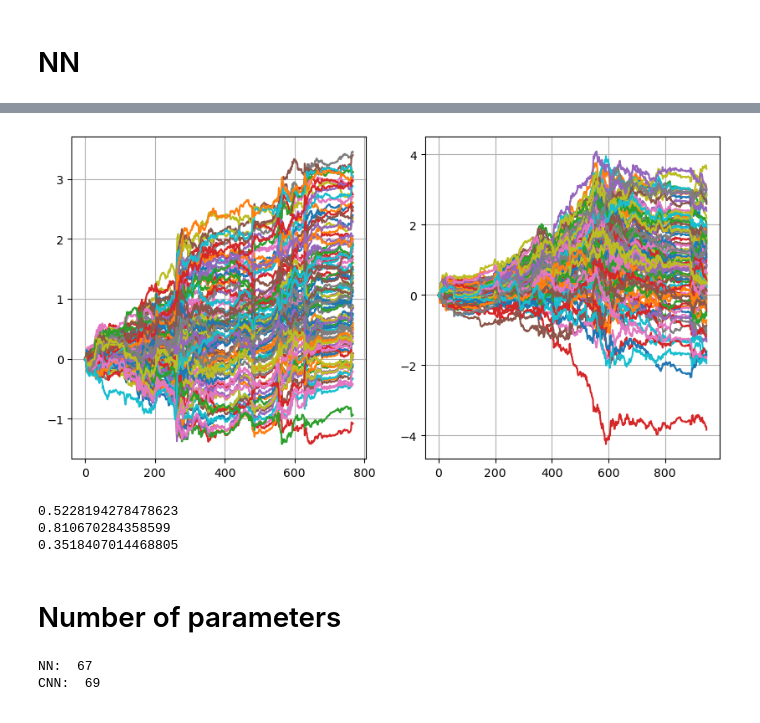
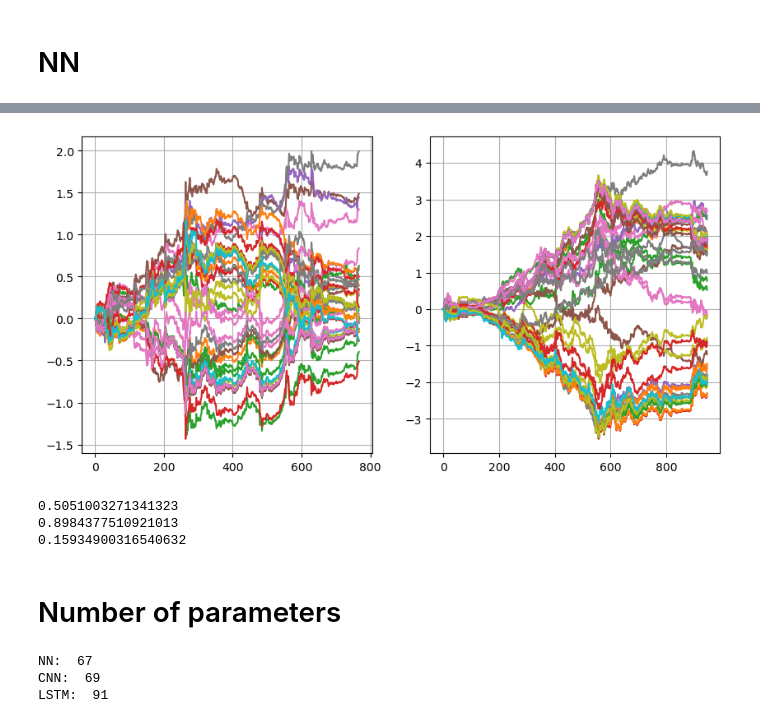
Before and after one commit to CS-433/ml-project-2-bogota, a Jupyter notebook: train.ipynb, the cells around one changed output, grey strips where cells are left out. Cells and saved outputs as stored; diff of their text form; code cells hidden in the pictures.

Commit message:
first lstm

```diff
--- a/train.ipynb
+++ b/train.ipynb
@@ -50,0 +94,19 @@ plt.show()
+# %%
+model = CNN(nb_lags=6, lr=1e-2)
+
+######################### Load training data: #########################
+train_lags, train_target = torch.load(DATA_FOLDER + 'train_data.pkl')
+train_lags, train_target = train_lags.to(model.device), train_target.to(model.device)
+
+######################### Load validation data: #########################
+val_lags, val_target = torch.load(DATA_FOLDER + 'val_data.pkl')
+val_lags, val_target = val_lags.to(model.device), val_target.to(model.device)
+
+######################### Training: #########################
+train = True
+if train:
+    model.train(train_lags, train_target, num_epochs=35, val_lags=val_lags, val_target=val_target)
+
+######################### Validation: #########################
+#model.load_pretrained_model()
+model.test(val_lags, val_target)
@@ -63,9 +132,9 @@ nb_model = 100
 fig, (ax1, ax2) = plt.subplots(1, 2, figsize=(10,5))
 
 for i in range(nb_model):
-    model = NN(nb_lags=6, lr=1e-2)
+    model = CNN(nb_lags=6, lr=1e-2)
     model.train(train_lags, train_target, num_epochs=35, val_lags=val_lags, val_target=val_target)
-    model.load_pretrained_model()
+    #model.load_pretrained_model()
 
     model.test(train_lags, train_target)
     ax1.plot(np.cumsum(model.log_returns))
@@ -100,13 +169,5 @@ print(avg_sharpe)
-# %%
-import torch
-import numpy as np
-import pandas as pd
-import matplotlib.pyplot as plt
-from src.models import NN, CNN
-
-DATA_FOLDER = 'data/'
 # %%
-model = CNN(nb_lags=6, lr=1e-2)
+model = LSTM(nb_lags=6, lr=1e-2)
 
 ######################### Load training data: #########################
 train_lags, train_target = torch.load(DATA_FOLDER + 'train_data.pkl')
@@ -119,10 +180,10 @@ val_lags, val_target = val_lags.to(model.device), val_target.to(model.device)
 ######################### Training: #########################
 train = True
 if train:
-    model.train(train_lags, train_target, num_epochs=35, val_lags=val_lags, val_target=val_target)
+    model.train(train_lags, train_target, num_epochs=1000, val_lags=val_lags, val_target=val_target)
 
 ######################### Validation: #########################
-model.load_pretrained_model()
+#model.load_pretrained_model()
 model.test(val_lags, val_target)
 # %%
 ######################### Plot losses: #########################
@@ -139,39 +206,39 @@ nb_model = 100
 
 fig, (ax1, ax2) = plt.subplots(1, 2, figsize=(10,5))
 
 for i in range(nb_model):
-    model = CNN(nb_lags=6, lr=1e-2)
+    model = LSTM(nb_lags=6, lr=1e-2)
     model.train(train_lags, train_target, num_epochs=35, val_lags=val_lags, val_target=val_target)
-    model.load_pretrained_model()
+    #model.load_pretrained_model()
 
     model.test(train_lags, train_target)
     ax1.plot(np.cumsum(model.log_returns))
     ax1.grid(True)
 
     model.test(val_lags, val_target)
     ax2.plot(np.cumsum(model.log_returns))
     ax2.grid(True)
 
     avg_hit_rate += model.hit_rate
     avg_max_dd += model.max_dd
     avg_sharpe += model.sharpe
 
 
 plt.grid(True)
 plt.show()
 
 avg_hit_rate = avg_hit_rate / nb_model
 avg_max_dd = avg_max_dd / nb_model
 avg_sharpe = avg_sharpe / nb_model
 
 print(avg_hit_rate)
 print(avg_max_dd)
 print(avg_sharpe)
 # %% [output]
-[figure, old version]
+[figure, new version]
-0.5228194278478623
-0.810670284358599
-0.3518407014468805
+0.5051003271341323
+0.8984377510921013
+0.15934900316540632
 # %% [markdown]
 # Number of parameters
 # %%
@@ -180,6 +247,10 @@ print("NN: ", sum(p.numel() for p in model.parameters() if p.requires_grad))
 
 model = CNN(nb_lags=6, lr=1e-2)
 print("CNN: ", sum(p.numel() for p in model.parameters() if p.requires_grad))
+
+model = LSTM(nb_lags=6, lr=1e-2)
+print("LSTM: ", sum(p.numel() for p in model.parameters() if p.requires_grad))
 # %% [output]
 NN:  67
 CNN:  69
+LSTM:  91
```
Also changed, not shown: parts of 14 cells of this notebook, 4 other files.
